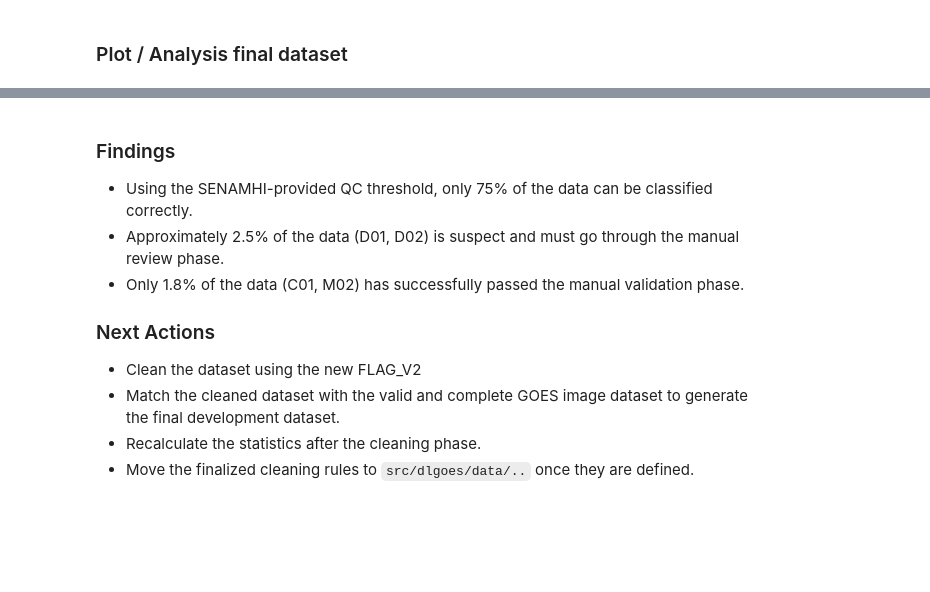
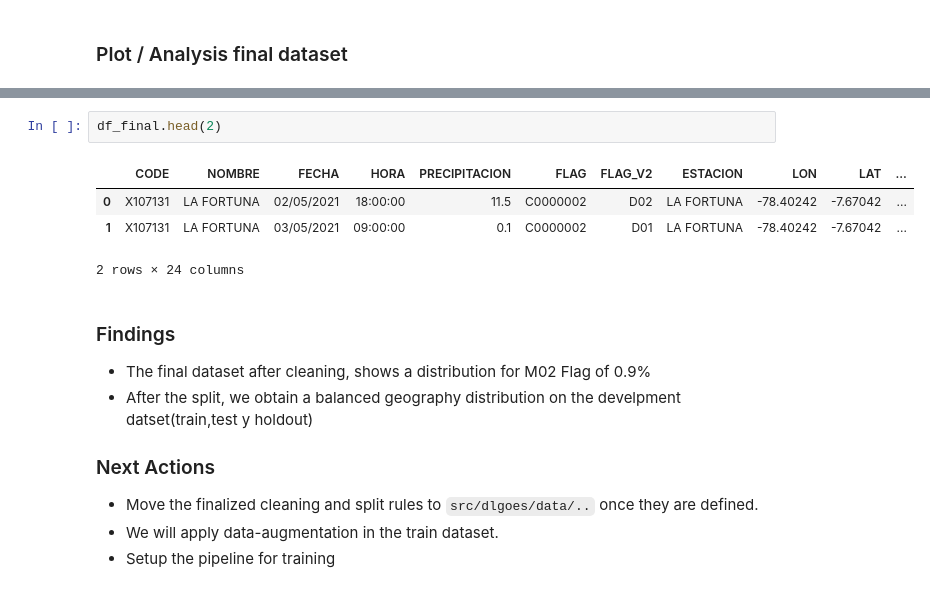
Before and after one commit to ShounenGakusei/Tesis2-DiegoParedes, a Jupyter notebook: notebooks/02_clean/04_cleaning_rules_decisions.ipynb, the cells around one changed output, grey strips where cells are left out. Cells and saved outputs as stored; diff of their text form; blank space fills up the shorter version.

```diff
--- a/notebooks/02_clean/04_cleaning_rules_decisions.ipynb
+++ b/notebooks/02_clean/04_cleaning_rules_decisions.ipynb
@@ -56,12 +132,16 @@ df = get_split_dataset(cfg, clean_cfg)
+# %%
+df_final.head(2)
+# %% [output]
+|  | CODE | NOMBRE | FECHA | HORA | PRECIPITACION | FLAG | FLAG_V2 | ESTACION | LON | LAT | ... |
+| 0 | X107131 | LA FORTUNA | 02/05/2021 | 18:00:00 | 11.5 | C0000002 | D02 | LA FORTUNA | -78.40242 | -7.67042 | ... |
+| 1 | X107131 | LA FORTUNA | 03/05/2021 | 09:00:00 | 0.1 | C0000002 | D01 | LA FORTUNA | -78.40242 | -7.67042 | ... |
+2 rows × 24 columns
 # %% [markdown]
 ### Findings
-- Using the SENAMHI-provided QC threshold, only 75% of the data can be classified correctly.
-- Approximately 2.5% of the data (D01, D02) is suspect and must go through the manual review phase.
-- Only 1.8% of the data (C01, M02) has successfully passed the manual validation phase.
+- The final dataset after cleaning, shows a distribution for M02 Flag of 0.9%
+- After the split, we obtain a balanced geography distribution on the develpment datset(train,test y holdout)
 
 ### Next Actions
-
-- Clean the dataset using the new FLAG_V2
-- Match the cleaned dataset with the valid and complete GOES image dataset to generate the final development dataset.
-- Recalculate the statistics after the cleaning phase.
-- Move the finalized cleaning rules to `src/dlgoes/data/..`  once they are defined.
+- Move the finalized cleaning and split rules to `src/dlgoes/data/..`  once they are defined.
+- We will apply data-augmentation in the train dataset.
+- Setup the pipeline for training
```
Also changed, not shown: parts of 15 cells of this notebook, 14 other files.
